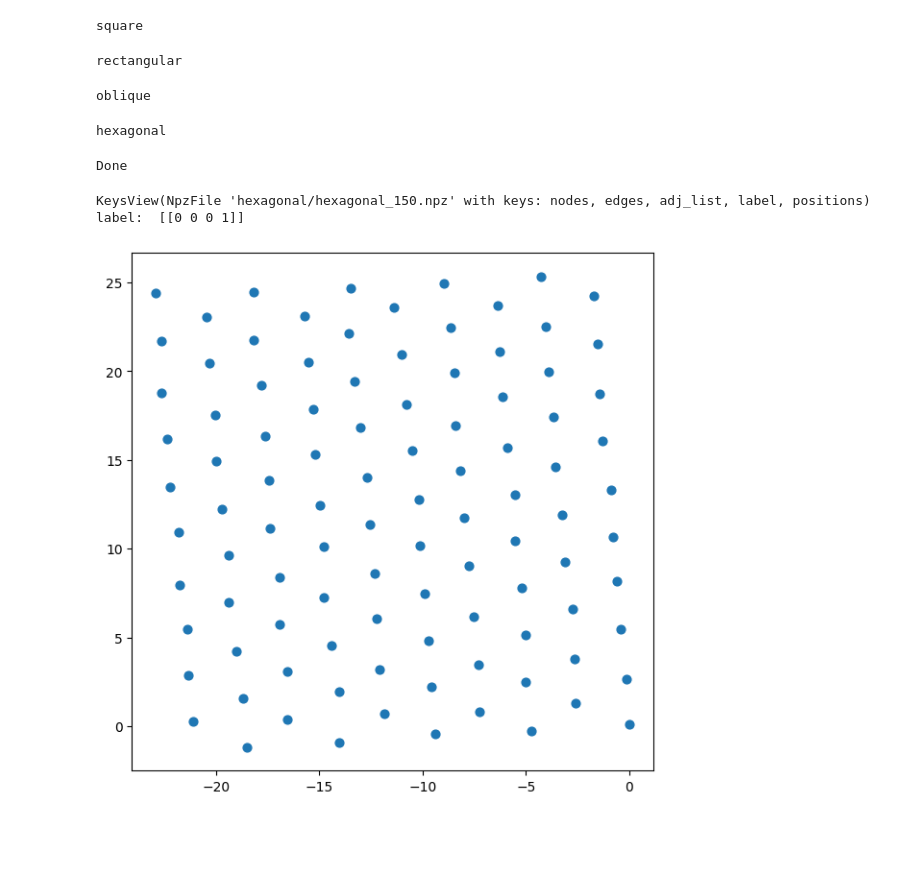
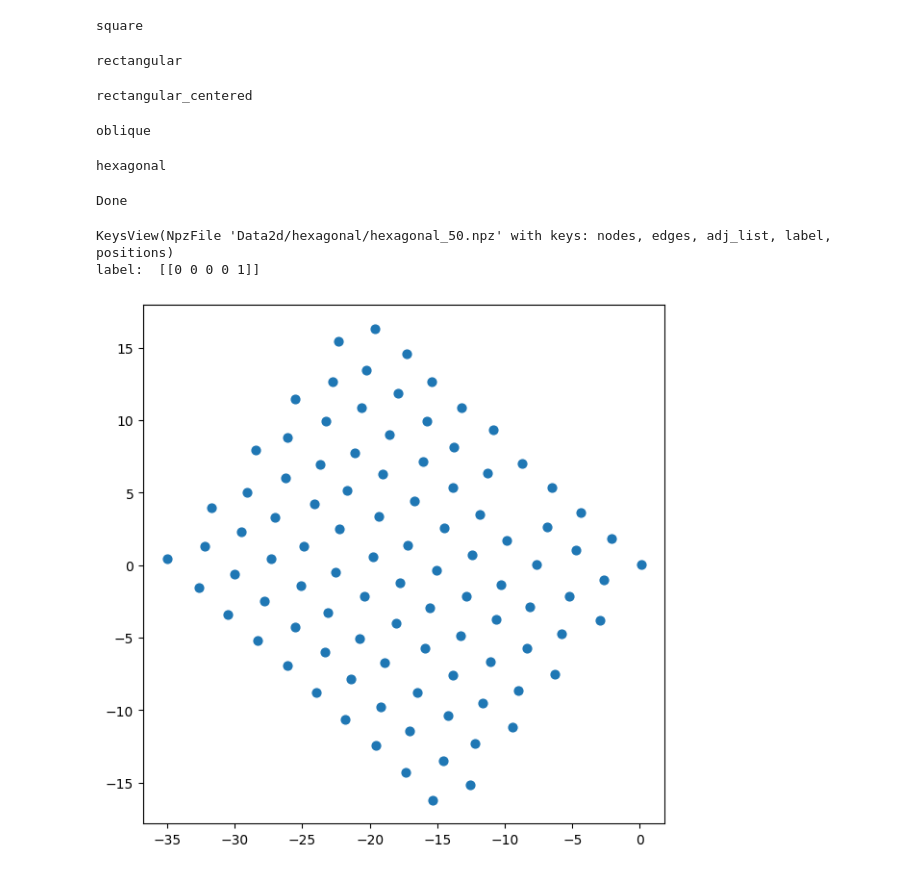
Before and after one commit to BenWen0/ComputationalPhysics2, a Jupyter notebook: GenData/lattice_2D.ipynb, the cells around one changed output. Saved outputs shown, nothing was run; the diff lists cells and outputs as text; code cells hidden in the pictures; blank space fills up the shorter version.

```diff
--- a/GenData/lattice_2D.ipynb
+++ b/GenData/lattice_2D.ipynb
@@ -247,32 +262,38 @@ square_settings = {
     "equally_scaled" : True,
     "scale_off" : [0.99, 1.01],
     "theta" : [0.99*np.pi/2, 1.01*np.pi/2],
-    "label" : [1, 0, 0, 0]
+    "label" : [1, 0, 0, 0, 0]
 }
 rectangular_settings = {
     "name" : "rectangular",
     "equally_scaled" : False,
     "theta" : [0.99*np.pi/2, 1.01*np.pi/2],
-    "label" : [0, 1, 0, 0]
+    "label" : [0, 1, 0, 0, 0]
+}
+rectangular_centered_settings = {
+    "name" : "rectangular_centered",
+    "equally_scaled" : False,
+    "theta" : [0.99*np.pi/2, 1.01*np.pi/2],
+    "label" : [0, 0, 1, 0, 0]
 }
 oblique_settings = {
     "name" : "oblique",
     "equally_scaled" : False,
     "theta" : [0.01*np.pi, 0.99*np.pi],
-    "label" : [0, 0, 1, 0]
+    "label" : [0, 0, 0, 1, 0]
 }
 hexagonal_settings = {
     "name" : "hexagonal",
     "equally_scaled" : True,
     "scale_off" : [0.99, 1.01],
     "theta" : [0.99*2*np.pi/3, 1.01*2*np.pi/3],
-    "label" : [0, 0, 0, 1]
+    "label" : [0, 0, 0, 0, 1]
 }
 
-settings = [square_settings, rectangular_settings, oblique_settings, hexagonal_settings]
+settings = [square_settings, rectangular_settings, rectangular_centered_settings, oblique_settings, hexagonal_settings]
 
 N = 10000
-p_norm = 3
+p_norm = 2
 mu = 0
 sigma = 0.5
 scale = 0.07
@@ -301,12 +322,17 @@ for setting in settings:
     for n in tqdm(range(N)):
         #skip edge cases
         if lattice_type == "rectangular" and (len_ey[n]/len_ex[n]<=square_settings["scale_off"][1]) and (len_ey[n]/len_ex[n] >= square_settings["scale_off"][0]):
-            #for rectangles, we should habe len_ey!=len_ex
+            #for rectangles, we should have len_ey!=len_ex
             continue
         elif lattice_type == "oblique" and (theta[n] <= rectangular_settings["theta"][1]) and (theta[n] >= rectangular_settings["theta"][0]):
             #for oblique, we should have theta!=pi/2
             continue
-        pos, transform, transform_inv = genLatticeNodes(len_ex[n], len_ey[n], theta[n], nx_max=10, ny_max=10)
+
+        pos, transform, transform_inv = -1, -1, -1
+        if lattice_type=="rectangular_centered":
+            pos, transform, transform_inv = genLatticeNodes(len_ex[n], len_ey[n], theta[n], centered=True, nx_max=10, ny_max=10)
+        else:
+            pos, transform, transform_inv = genLatticeNodes(len_ex[n], len_ey[n], theta[n], nx_max=10, ny_max=10)
         pos = posMod(pos, len_ex[n]*10, len_ey[n]*10)
         pos = addNoise(pos, mu, sigma, scale*len_ex[n], scale*len_ey[n])
         adj_list = genAdjacencyList(pos, radius + scale, transform_inv, p=p_norm)
@@ -315,8 +341,8 @@ for setting in settings:
         adj_list = removeEdges(dropoutIndices(len(adj_list), edge_dropout_rate), adj_list)
         pos = rotateLattice(pos, rotate_deg[n])
 
-        values_nodes = getNodeValues(len(pos)) #shape=[num_nodes, num_node_features]
-        values_edges = getEdgeValues(adj_list, pos) #shape=[num_edges, num_edge_features]
+        values_nodes = createNodeValues(len(pos)) #shape=[num_nodes, num_node_features]
+        values_edges = createEdgeValues(adj_list, pos) #shape=[num_edges, num_edge_features]
 
         label = np.array([setting["label"]])
 
@@ -326,20 +352,21 @@ print("Done")
 # %% [output]
 square
 rectangular
-oblique
+rectangular_centered
-hexagonal
+oblique
-Done
+hexagonal
+Done
 # %%
 # quick check that generation works
-graph = np.load("hexagonal/hexagonal_150.npz")
+graph = np.load("Data2d/hexagonal/hexagonal_50.npz")
 print(graph.keys())
 print("label: ", graph["label"])
 node_values = graph["nodes"]
 edge_values = graph["edges"]
 adj_list = graph["adj_list"]
 pos = graph["positions"]
 draw_graph(adj_list, pos, axis=True, edges=False, node_size=40)
 # %% [output]
-KeysView(NpzFile 'hexagonal/hexagonal_150.npz' with keys: nodes, edges, adj_list, label, positions)
-label:  [[0 0 0 1]]
+KeysView(NpzFile 'Data2d/hexagonal/hexagonal_50.npz' with keys: nodes, edges, adj_list, label, positions)
+label:  [[0 0 0 0 1]]
-[figure, old version]
+[figure, new version]
```
Also changed, not shown: parts of 5 cells of this notebook, 24 other files.
